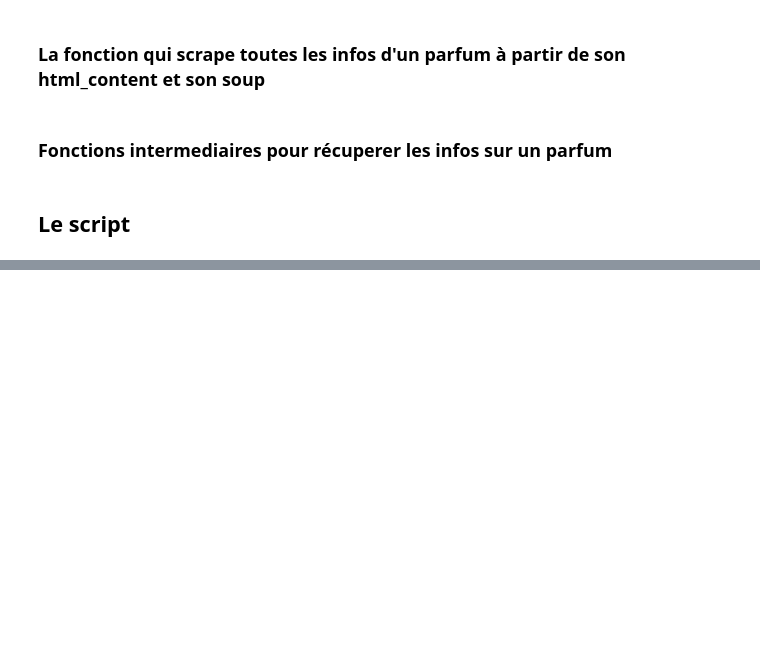
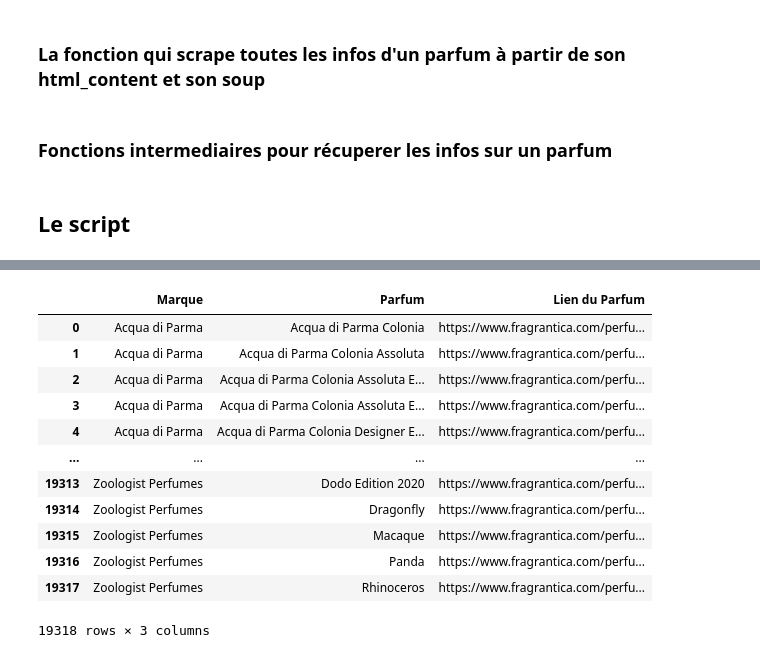
Before and after one commit to hachouaou/M1_DS, a Jupyter notebook: Analyse_de_Données/Projet_AD/Scraping_Fragrantica/scraping_info_parfum.ipynb, the cells around one changed output, grey strips where cells are left out. Drawn from its saved outputs; the diff is of its cells as text; code cells hidden in the pictures; blank space fills up the shorter version.

```diff
--- a/Analyse_de_Données/Projet_AD/Scraping_Fragrantica/scraping_info_parfum.ipynb
+++ b/Analyse_de_Données/Projet_AD/Scraping_Fragrantica/scraping_info_parfum.ipynb
@@ -245 +248,19 @@ df.head()
 | 4 | Sadonaso | Nasomatto | Alessandro Gualtieri | 2023 | 2.96 | 1,706 | [vanilla, musky, animalic, powder... | unisex | ... |
+# %%
+parfums_liens = pd.read_csv('../parfums_database.csv')
+
+parfums_liens
+# %% [output]
+|  | Marque | Parfum | Lien du Parfum |
+| 0 | Acqua di Parma | Acqua di Parma Colonia | https://www.fragrantica.com/perfu... |
+| 1 | Acqua di Parma | Acqua di Parma Colonia Assoluta | https://www.fragrantica.com/perfu... |
+| 2 | Acqua di Parma | Acqua di Parma Colonia Assoluta E... | https://www.fragrantica.com/perfu... |
+| 3 | Acqua di Parma | Acqua di Parma Colonia Assoluta E... | https://www.fragrantica.com/perfu... |
+| 4 | Acqua di Parma | Acqua di Parma Colonia Designer E... | https://www.fragrantica.com/perfu... |
+| ... | ... | ... | ... |
+| 19313 | Zoologist Perfumes | Dodo Edition 2020 | https://www.fragrantica.com/perfu... |
+| 19314 | Zoologist Perfumes | Dragonfly | https://www.fragrantica.com/perfu... |
+| 19315 | Zoologist Perfumes | Macaque | https://www.fragrantica.com/perfu... |
+| 19316 | Zoologist Perfumes | Panda | https://www.fragrantica.com/perfu... |
+| 19317 | Zoologist Perfumes | Rhinoceros | https://www.fragrantica.com/perfu... |
+19318 rows × 3 columns
```
Also changed, not shown: parts of 6 cells of this notebook, 1 other file.
